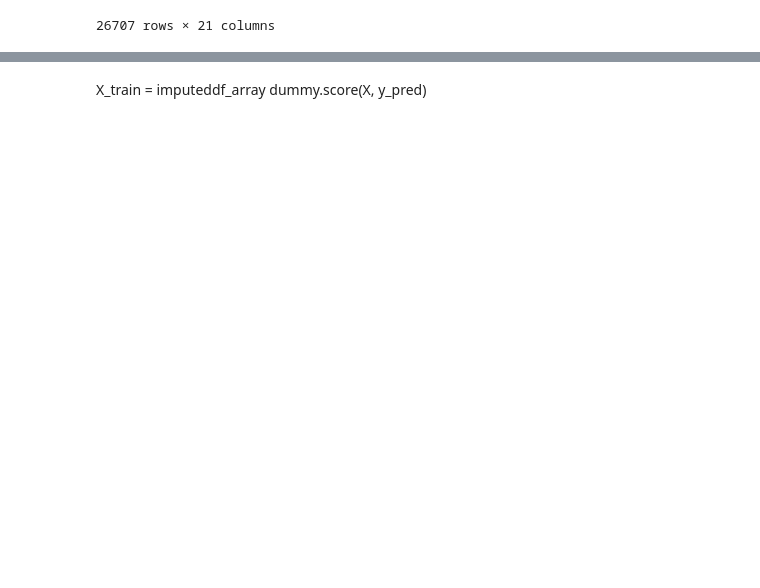
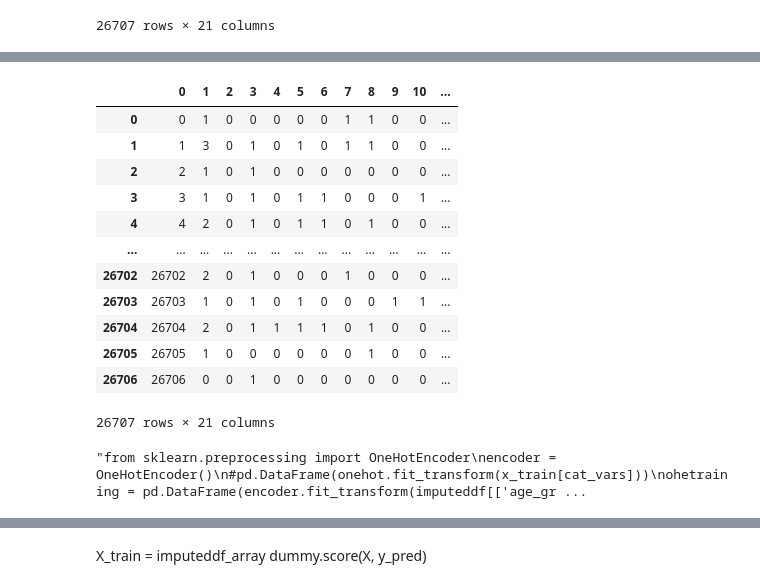
Before and after one commit to petercvuong/Phase-3-Project, a Jupyter notebook: Project 3 Notebook.ipynb, the cells around one changed output, grey strips where cells are left out. Drawn from its saved outputs; the diff is of its cells as text; code cells hidden in the pictures; blank space fills up the shorter version.

```diff
--- a/Project 3 Notebook.ipynb
+++ b/Project 3 Notebook.ipynb
@@ -244,0 +281,24 @@ ohe = encoder.fit_transform(imputeddf_array)
+# %%
+imputeddf
+# %% [output]
+|  | 0 | 1 | 2 | 3 | 4 | 5 | 6 | 7 | 8 | 9 | 10 | ... |
+| 0 | 0 | 1 | 0 | 0 | 0 | 0 | 0 | 1 | 1 | 0 | 0 | ... |
+| 1 | 1 | 3 | 0 | 1 | 0 | 1 | 0 | 1 | 1 | 0 | 0 | ... |
+| 2 | 2 | 1 | 0 | 1 | 0 | 0 | 0 | 0 | 0 | 0 | 0 | ... |
+| 3 | 3 | 1 | 0 | 1 | 0 | 1 | 1 | 0 | 0 | 0 | 1 | ... |
+| 4 | 4 | 2 | 0 | 1 | 0 | 1 | 1 | 0 | 1 | 0 | 0 | ... |
+| ... | ... | ... | ... | ... | ... | ... | ... | ... | ... | ... | ... | ... |
+| 26702 | 26702 | 2 | 0 | 1 | 0 | 0 | 0 | 1 | 0 | 0 | 0 | ... |
+| 26703 | 26703 | 1 | 0 | 1 | 0 | 1 | 0 | 0 | 0 | 1 | 1 | ... |
+| 26704 | 26704 | 2 | 0 | 1 | 1 | 1 | 1 | 0 | 1 | 0 | 0 | ... |
+| 26705 | 26705 | 1 | 0 | 0 | 0 | 0 | 0 | 0 | 1 | 0 | 0 | ... |
+| 26706 | 26706 | 0 | 0 | 1 | 0 | 0 | 0 | 0 | 0 | 0 | 0 | ... |
+26707 rows × 21 columns
+# %%
+'''from sklearn.preprocessing import OneHotEncoder
+encoder = OneHotEncoder()
+#pd.DataFrame(onehot.fit_transform(x_train[cat_vars]))
+ohetraining = pd.DataFrame(encoder.fit_transform(imputeddf[['age_group', 'education', 'race', 'sex]]))
+'''
+# %% [output]
+"from sklearn.preprocessing import OneHotEncoder\nencoder = OneHotEncoder()\n#pd.DataFrame(onehot.fit_transform(x_train[cat_vars]))\nohetraining = pd.DataFrame(encoder.fit_transform(imputeddf[['age_gr ...
```
Also changed, not shown: parts of 20 cells of this notebook.
